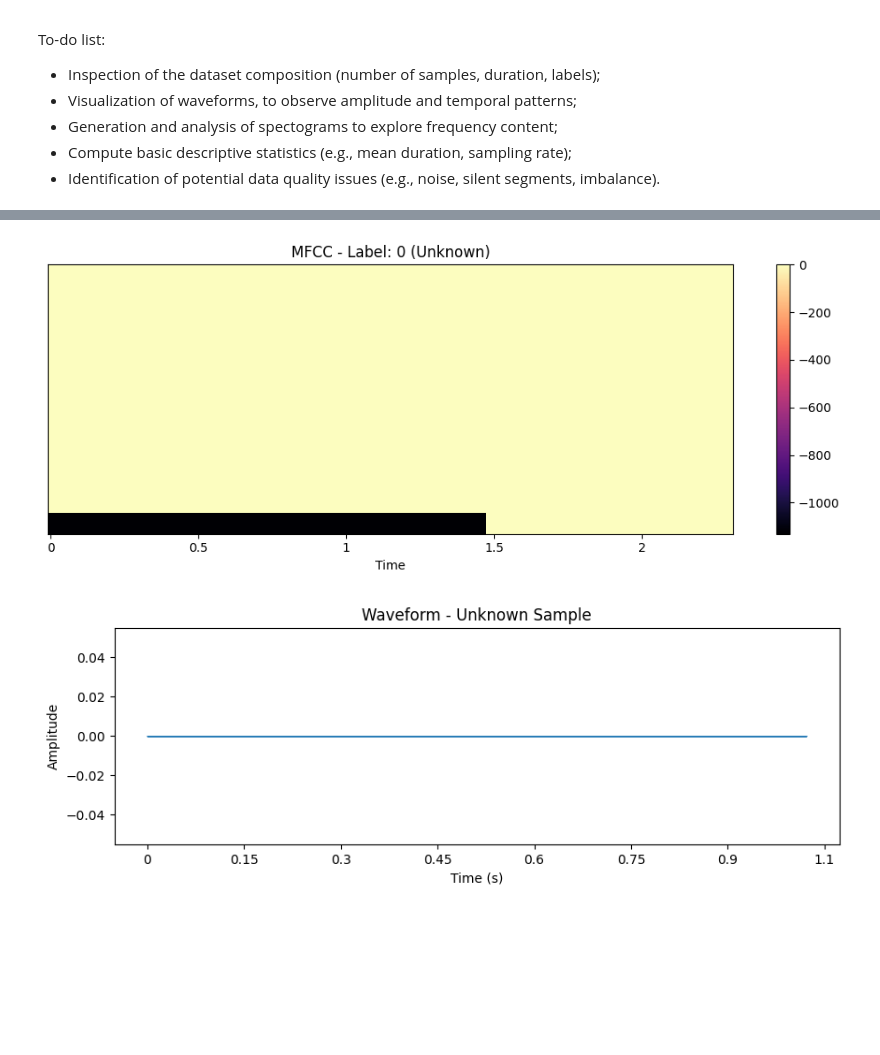
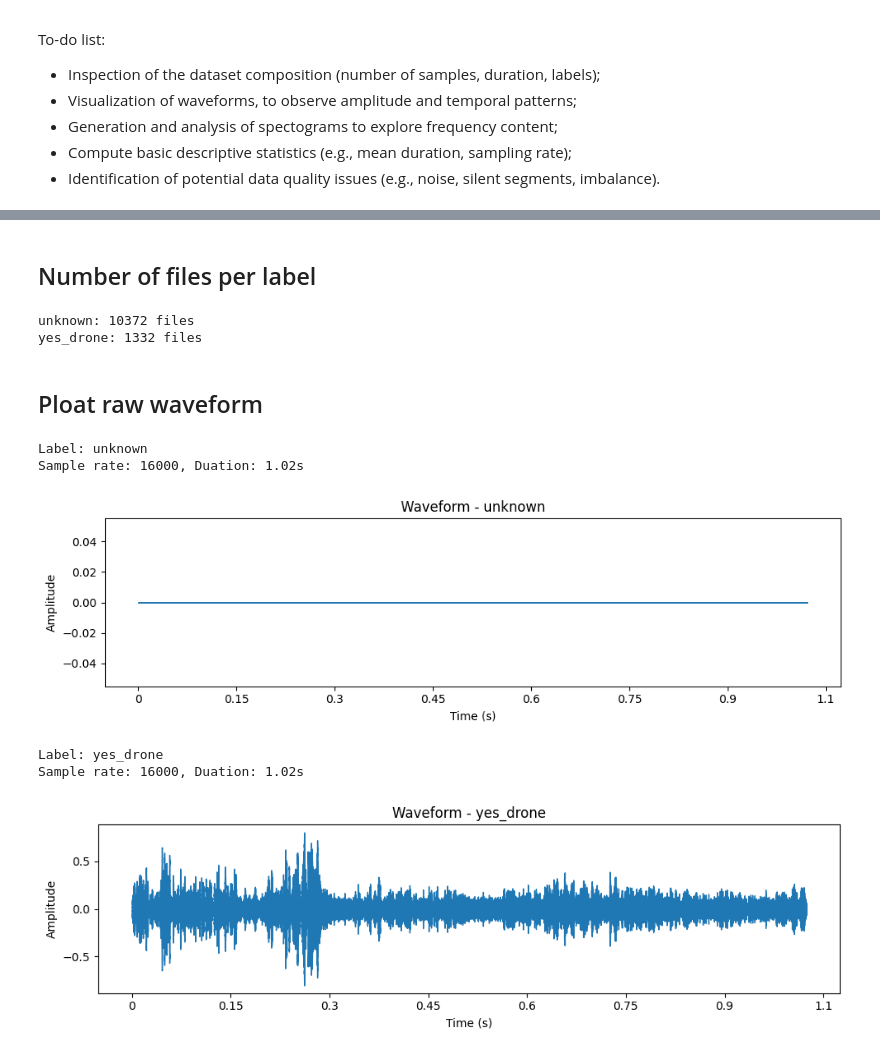
Before and after one commit to ricardofdr/acoustic-uav-detection, a Jupyter notebook: 01_data_exploration.ipynb, the cells around one changed output, grey strips where cells are left out. Saved outputs shown, nothing was run; the diff lists cells and outputs as text; code cells hidden in the pictures; blank space fills up the shorter version.

Commit message:
Update 01_data_exploration

```diff
--- a/01_data_exploration.ipynb
+++ b/01_data_exploration.ipynb
@@ -23,4 +30,4 @@ import librosa.display
 # %%
 # Path to Binary_Drone_Audio
-DATA_DIR = "./data/DroneAudioDataset-master/Binary_Drone_Audio"
+BASE_PATH = "./data/DroneAudioDataset-master/Binary_Drone_Audio"
 LABELS = {"unknown": 0, "yes_drone": 1}
@@ -57,32 +34,35 @@ def extract_mfcc(file_path, n_mfcc=13, max_len=100):
-# %%
-X = []
-y = []
-
-for label_name, label_value in LABELS.items():
-    folder_path = os.path.join(DATA_DIR, label_name)
-    for file_name in os.listdir(folder_path):
-        if file_name.endswith(".wav"):
-            file_path = os.path.join(folder_path, file_name)
-            mfcc = extract_mfcc(file_path)
-            X.append(mfcc)
-            y.append(label_value)
-# %%
-plt.figure(figsize=(10, 4))
-librosa.display.specshow(X[y.index(0)], x_axis= "time")
-plt.colorbar()
-plt.title(f'MFCC - Label: 0 (Unknown)')
-plt.tight_layout()
-plt.show()
-# %% [output]
-[figure, removed]
+# %% [markdown]
+## Number of files per label
+# %%
+for label_name in LABELS:
+    folder = os.path.join(BASE_PATH, label_name)
+    files = [f for f in os.listdir(folder) if f.endswith(".wav")]
+    print(f"{label_name}: {len(files)} files")
+# %% [output]
+unknown: 10372 files
+yes_drone: 1332 files
+# %% [markdown]
+## Ploat raw waveform
 # %%
-y_audio, sr = librosa.load(os.path.join(DATA_DIR, "unknown", os.listdir(os.path.join(DATA_DIR, "unknown"))[0]), sr=None)
+for label_name in LABELS:
+    folder = os.path.join(BASE_PATH, label_name)
+    file_path = os.path.join(folder, os.listdir(folder)[0])
+    y, sr = librosa.load(file_path, sr= None)
 
-plt.figure(figsize=(10, 3))
-librosa.display.waveshow(y_audio, sr=sr)
-plt.title("Waveform - Unknown Sample")
-plt.xlabel("Time (s)")
-plt.ylabel("Amplitude")
-plt.show()
+    print(f"\nLabel: {label_name}")
+    print(f"Sample rate: {sr}, Duation: {len(y)/sr:.2f}s")
+
+    plt.figure(figsize=(10,3))
+    librosa.display.waveshow(y, sr= sr)
+    plt.title(f"Waveform - {label_name}")
+    plt.xlabel("Time (s)")
+    plt.ylabel("Amplitude")
+    plt.tight_layout()
+    plt.show()
 # %% [output]
+Label: unknown
+Sample rate: 16000, Duation: 1.02s
-[figure, old version]
+[figure, new version]
+Label: yes_drone
+Sample rate: 16000, Duation: 1.02s
+[figure, added]
```
Also changed, not shown: parts of 16 cells of this notebook.
